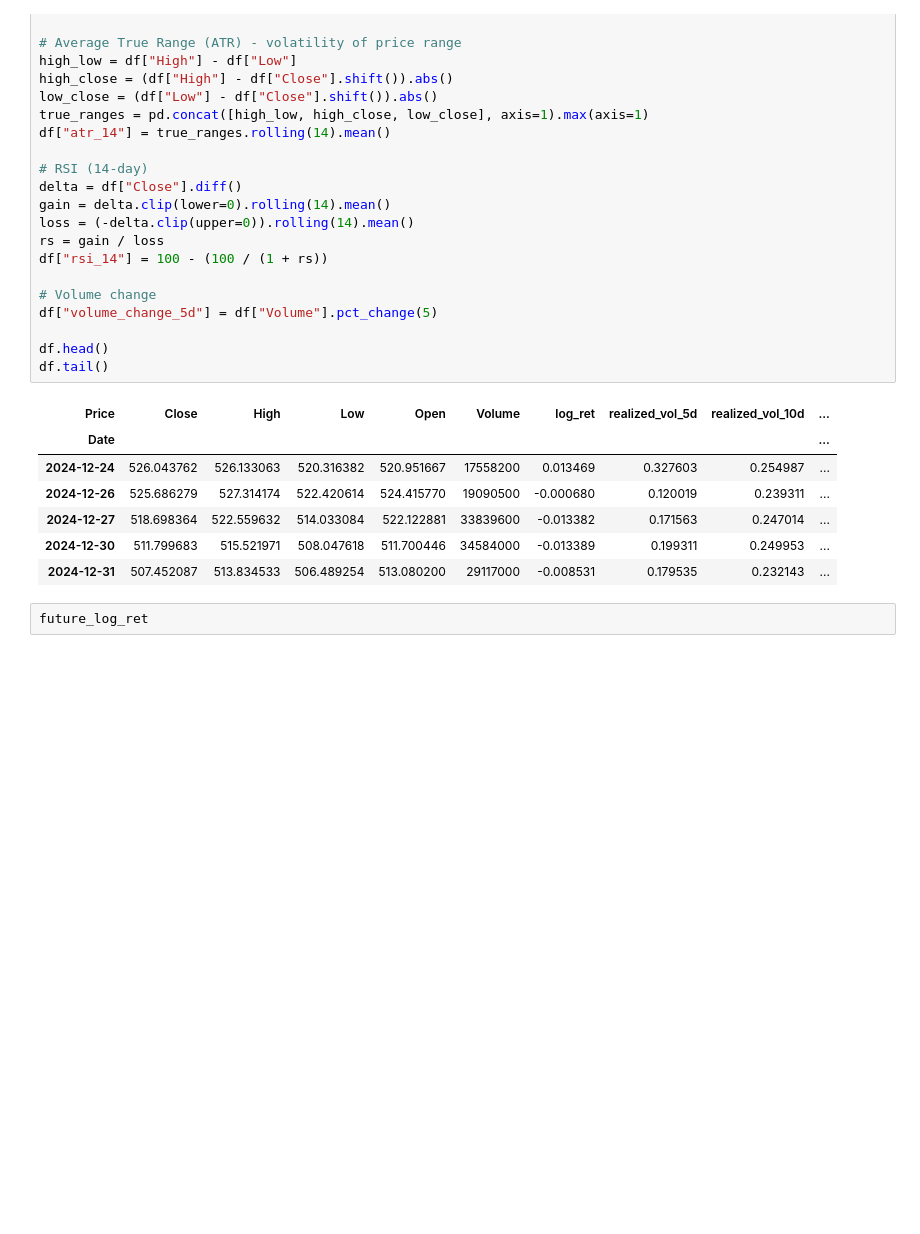
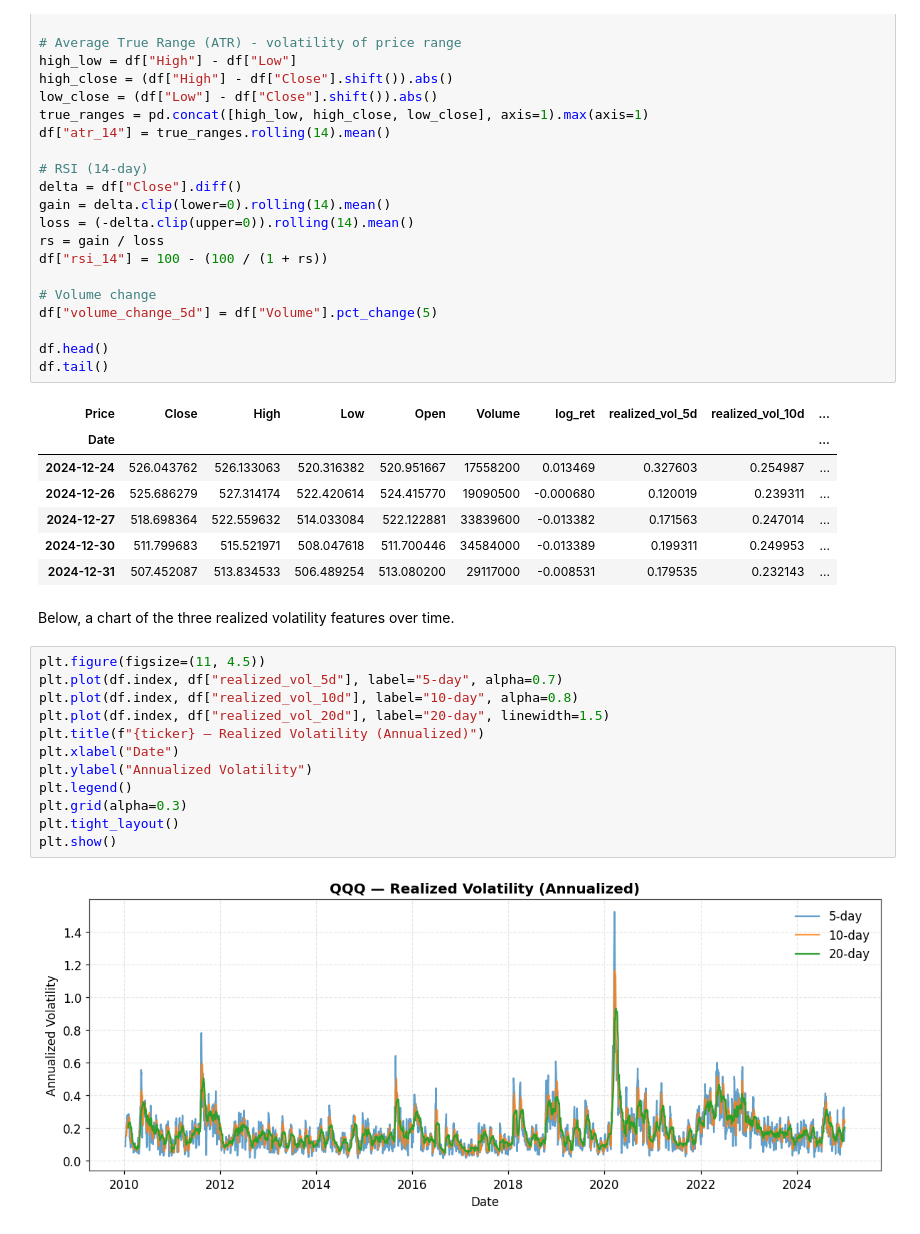
Before and after one commit to TWAPZCODE/Quant-Research, a Jupyter notebook: Volatility_Regime_Classifier.ipynb, the cells around one changed output. Drawn from its saved outputs; the diff is of its cells as text; blank space fills up the shorter version.

```diff
--- a/Volatility_Regime_Classifier.ipynb
+++ b/Volatility_Regime_Classifier.ipynb
@@ -78,5 +139,19 @@ df.tail()
 | 2024-12-27 | 518.698364 | 522.559632 | 514.033084 | 522.122881 | 33839600 | -0.013382 | 0.171563 | 0.247014 | ... |
 | 2024-12-30 | 511.799683 | 515.521971 | 508.047618 | 511.700446 | 34584000 | -0.013389 | 0.199311 | 0.249953 | ... |
 | 2024-12-31 | 507.452087 | 513.834533 | 506.489254 | 513.080200 | 29117000 | -0.008531 | 0.179535 | 0.232143 | ... |
-# %%
-future_log_ret
+# %% [markdown]
+Below, a chart of the three realized volatility features over time.
+# %%
+plt.figure(figsize=(11, 4.5))
+plt.plot(df.index, df["realized_vol_5d"], label="5-day", alpha=0.7)
+plt.plot(df.index, df["realized_vol_10d"], label="10-day", alpha=0.8)
+plt.plot(df.index, df["realized_vol_20d"], label="20-day", linewidth=1.5)
+plt.title(f"{ticker} — Realized Volatility (Annualized)")
+plt.xlabel("Date")
+plt.ylabel("Annualized Volatility")
+plt.legend()
+plt.grid(alpha=0.3)
+plt.tight_layout()
+plt.show()
+# %% [output]
+[figure, added]
```
Also changed, not shown: parts of 10 cells of this notebook.
